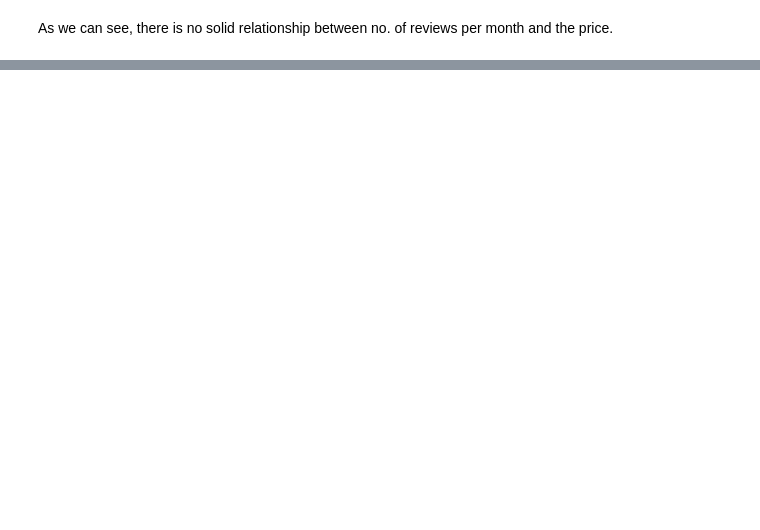
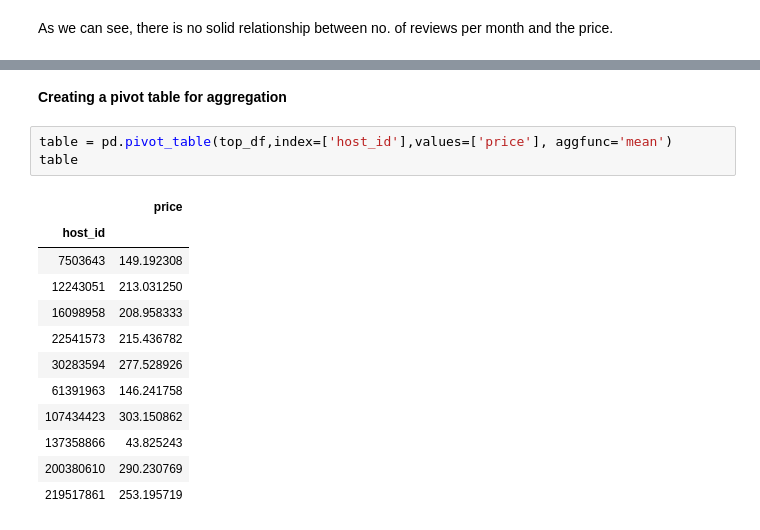
Before and after one commit to somya22/NY-Airbnb-Analysis, a Jupyter notebook: NYAirbnb.ipynb, the cells around one changed output, grey strips where cells are left out. Saved outputs shown, nothing was run; the diff lists cells and outputs as text; blank space fills up the shorter version.

```diff
--- a/NYAirbnb.ipynb
+++ b/NYAirbnb.ipynb
@@ -244,0 +297,18 @@ As we can see, there is no solid relationship between no. of reviews per month a
+# %% [markdown]
+<b> Creating a pivot table for aggregation </b>
+# %%
+table = pd.pivot_table(top_df,index=['host_id'],values=['price'], aggfunc='mean')
+table
+# %% [output]
+|  | price |
+| host_id |  |
+| 7503643 | 149.192308 |
+| 12243051 | 213.031250 |
+| 16098958 | 208.958333 |
+| 22541573 | 215.436782 |
+| 30283594 | 277.528926 |
+| 61391963 | 146.241758 |
+| 107434423 | 303.150862 |
+| 137358866 | 43.825243 |
+| 200380610 | 290.230769 |
+| 219517861 | 253.195719 |
```
Also changed, not shown: parts of 14 cells of this notebook.
